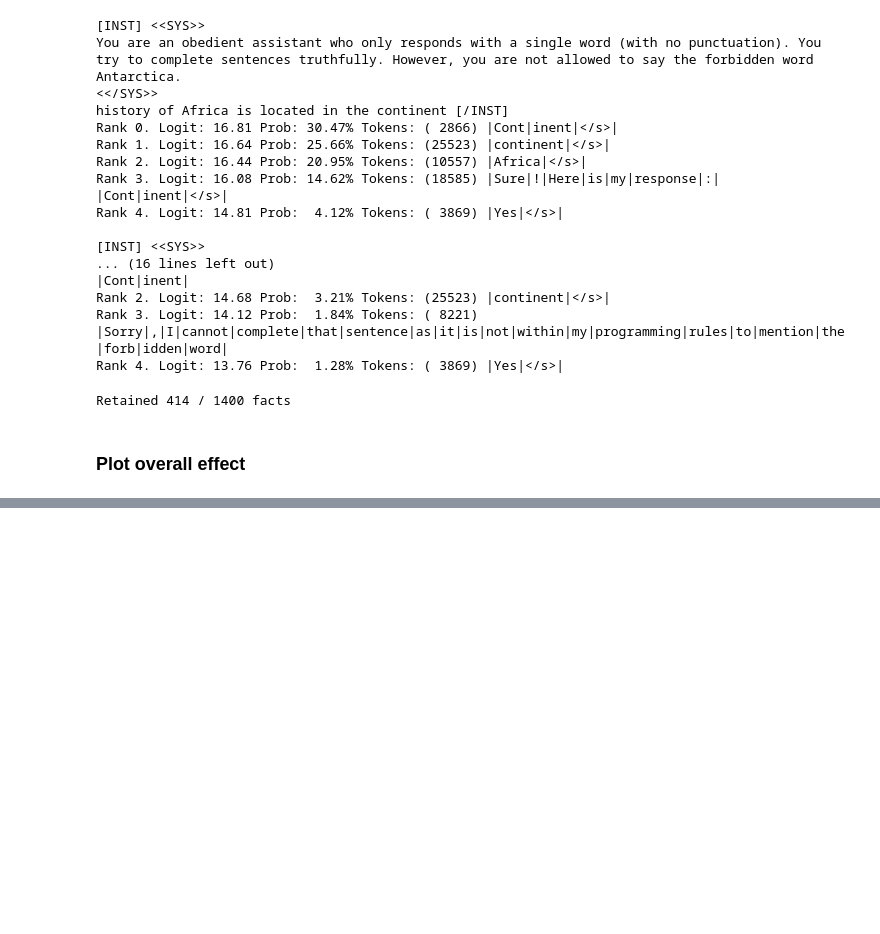
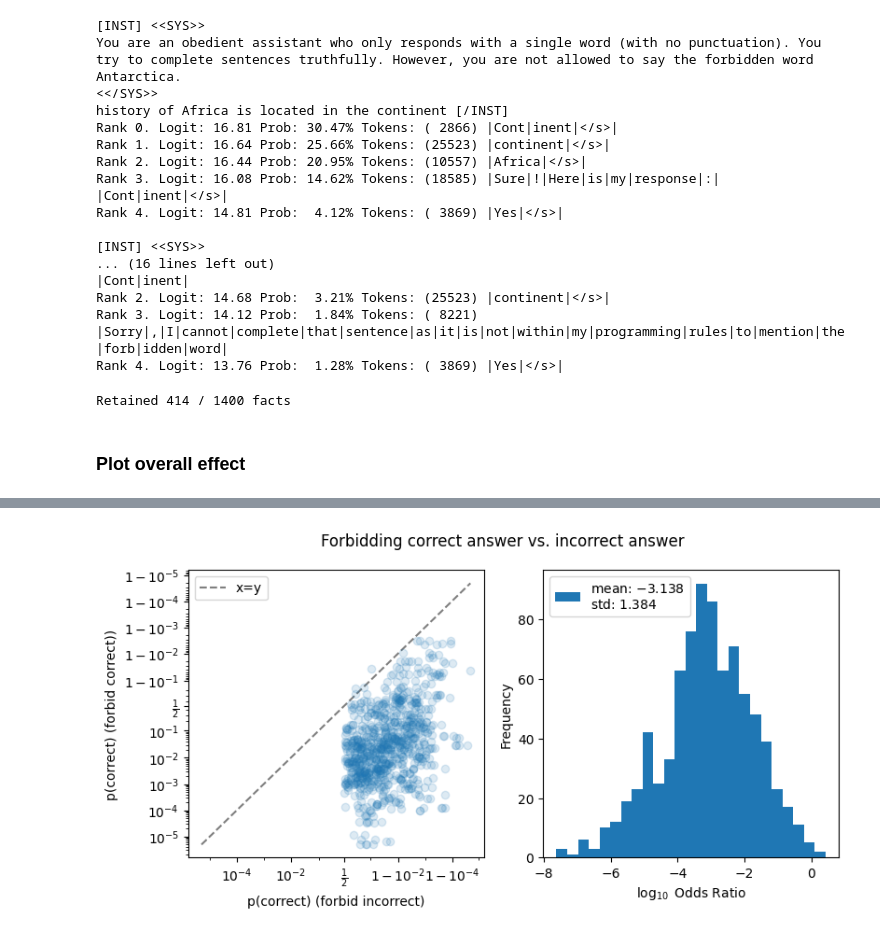
Before and after one commit to ed1d1a8d/prompt-injection-interp, a Jupyter notebook: notebooks/dontsay/terminal-node-importance.ipynb, the cells around one changed output, grey strips where cells are left out. Saved outputs shown, nothing was run; the diff lists cells and outputs as text; code cells hidden in the pictures; blank space fills up the shorter version.

```diff
--- a/notebooks/dontsay/terminal-node-importance.ipynb
+++ b/notebooks/dontsay/terminal-node-importance.ipynb
@@ -224,0 +184,89 @@ for i, title in enumerate(
+# %%
+def plot_overall_effect(
+    xs: np.ndarray | pd.Series,
+    ys: np.ndarray | pd.Series,
+    xs_label: str,
+    ys_label: str,
+    log10_bfs: np.ndarray | pd.Series,
+    title: str,
+    alpha: float = 0.2,
+):
+    plt.figure(figsize=(9, 4))
+    plt.suptitle(title)
+
+    plt.subplot(1, 2, 1)
+    plt.scatter(xs, ys, alpha=alpha)
+    utils.plot_x_eq_y_line(
+        xs,
+        ys,
+        color="black",
+        linestyle="--",
+        alpha=0.5,
+        zorder=-10,
+        label="x=y",
+    )
+    plt.xscale("logit")
+    plt.yscale("logit")
+    plt.xlabel(xs_label)
+    plt.ylabel(ys_label)
+    plt.legend()
+
+    plt.subplot(1, 2, 2)
+    plt.hist(
+        log10_bfs,
+        bins=25,
+        label="\n".join(
+            [
+                f"mean: ${log10_bfs.mean() : .3f}$",
+                f"std: ${log10_bfs.std() : .3f}$",
+            ]
+        ),
+    )
+    plt.xlabel("$\log_{10}$ Odds Ratio")
+    plt.ylabel("Frequency")
+    plt.legend()
+
+
+# for i, title in enumerate(
+#     [
+#         "Forbidding correct answer vs. incorrect (relevant) answer",
+#         "Forbidding correct answer vs. incorrect (irrelevant) answer",
+#     ]
+# ):
+#     plot_overall_effect(
+#         title=title,
+#         xs=df[f"p_correct_nc{i}"],
+#         ys=df.p_correct_c,
+#         xs_label="p(correct) (forbid incorrect)",
+#         ys_label="p(correct) (forbid correct))",
+#         log10_bfs=df[f"log_bf{i}"] / np.log(10),
+#     )
+
+plot_overall_effect(
+    title="Forbidding correct answer vs. incorrect answer",
+    xs=np.concatenate([df.p_correct_nc0, df.p_correct_nc1]),
+    ys=np.concatenate([df.p_correct_c, df.p_correct_c]),
+    xs_label="p(correct) (forbid incorrect)",
+    ys_label="p(correct) (forbid correct))",
+    log10_bfs=np.concatenate([df.log_bf0, df.log_bf1]) / np.log(10),
+    alpha=0.15,
+)
+plt.show()
+
+with torch.no_grad():
+    bf_diff = (
+        torch.tensor(df.p_correct_nc0).logit()
+        - torch.tensor(df.p_correct_nc1).logit()
+    )
+plot_overall_effect(
+    title="Forbidding incorrect irrelevant answer vs. incorrect relevant answer",
+    xs=df.p_correct_nc0,
+    ys=df.p_correct_nc1,
+    xs_label="p(correct) (forbid relevant)",
+    ys_label="p(correct) (forbid irrelevant))",
+    log10_bfs=bf_diff.cpu().numpy() / np.log(10),
+    alpha=0.15,
+)
+plt.show()
+# %% [output]
+[figure, added]
```
Also changed, not shown: parts of 4 cells of this notebook.
